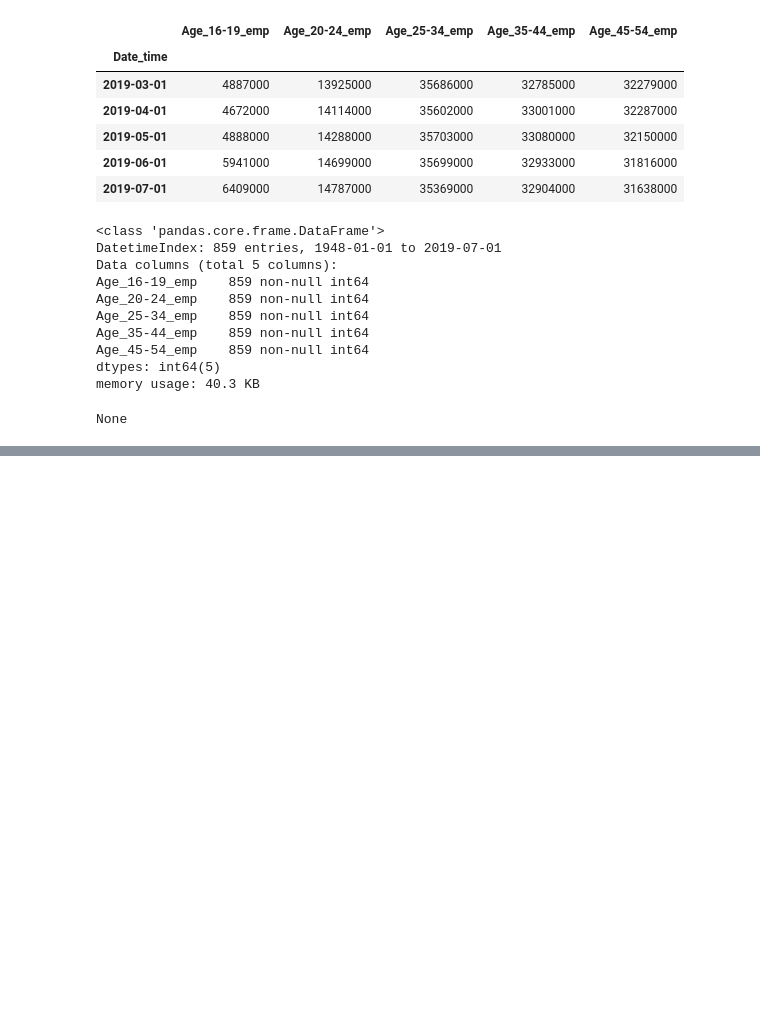
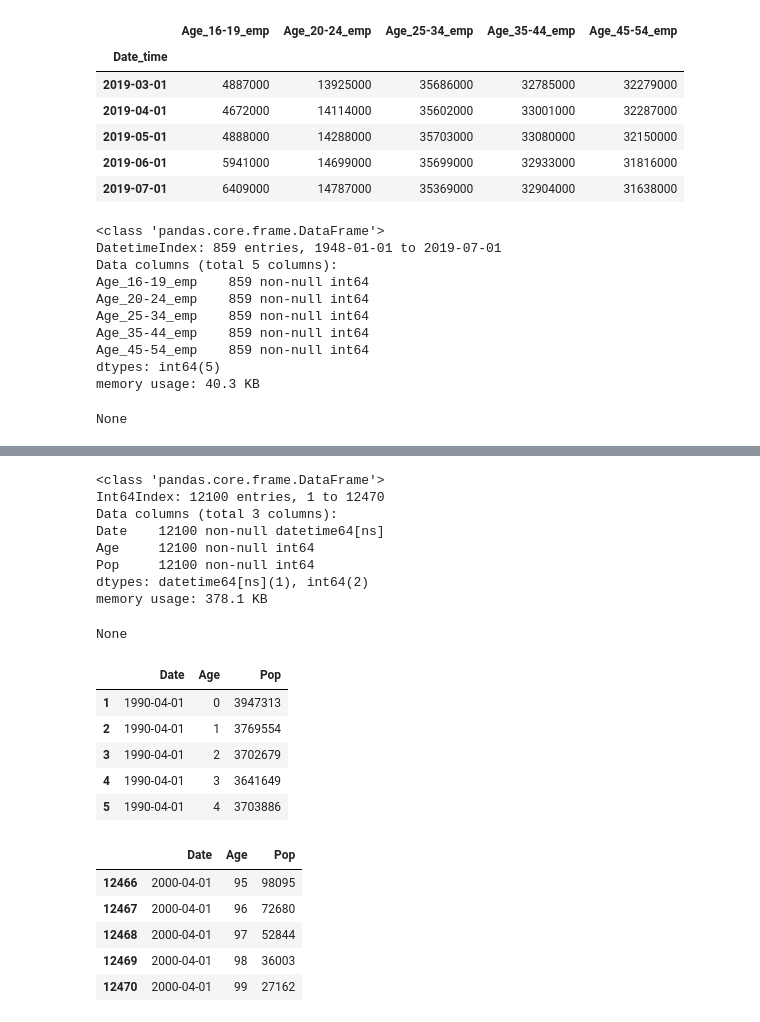
Before and after one commit to zapatos24/Employment_Prediction_LSTM_NN, a Jupyter notebook: mod_7_project.ipynb, the cells around one changed output, grey strips where cells are left out. Cells and saved outputs as stored; diff of their text form; code cells hidden in the pictures; blank space fills up the shorter version.

```diff
--- a/mod_7_project.ipynb
+++ b/mod_7_project.ipynb
@@ -155,0 +165,33 @@ None
+# %%
+age_1990_pop_df = pd.read_csv('US_pop/pop_1990-1999/US Population 1990-2000.csv')
+age_1990_pop_df.dropna(inplace=True)
+age_1990_pop_df.drop(['Male', 'Female'], axis=1, inplace=True)
+age_1990_pop_df = age_1990_pop_df[(age_1990_pop_df.Age != 'All Age') & (age_1990_pop_df.Age != '100+')]
+age_1990_pop_df= age_1990_pop_df.astype({'Age': 'int64', 'Pop': 'int64'})
+age_1990_pop_df['Date'] = pd.to_datetime(age_1990_pop_df.Date)
+
+display(age_1990_pop_df.info())
+display(age_1990_pop_df.head())
+display(age_1990_pop_df.tail())
+# %% [output]
+<class 'pandas.core.frame.DataFrame'>
+Int64Index: 12100 entries, 1 to 12470
+Data columns (total 3 columns):
+Date    12100 non-null datetime64[ns]
+Age     12100 non-null int64
+Pop     12100 non-null int64
+dtypes: datetime64[ns](1), int64(2)
+memory usage: 378.1 KB
+None
+|  | Date | Age | Pop |
+| 1 | 1990-04-01 | 0 | 3947313 |
+| 2 | 1990-04-01 | 1 | 3769554 |
+| 3 | 1990-04-01 | 2 | 3702679 |
+| 4 | 1990-04-01 | 3 | 3641649 |
+| 5 | 1990-04-01 | 4 | 3703886 |
+|  | Date | Age | Pop |
+| 12466 | 2000-04-01 | 95 | 98095 |
+| 12467 | 2000-04-01 | 96 | 72680 |
+| 12468 | 2000-04-01 | 97 | 52844 |
+| 12469 | 2000-04-01 | 98 | 36003 |
+| 12470 | 2000-04-01 | 99 | 27162 |
```
Also changed, not shown: parts of 3 cells of this notebook, 2 other files.
